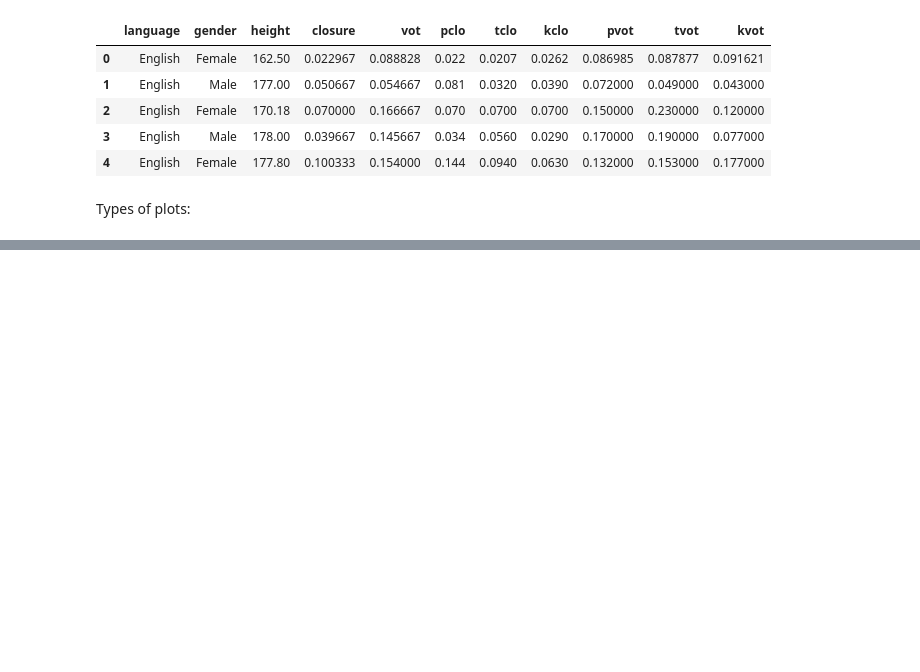
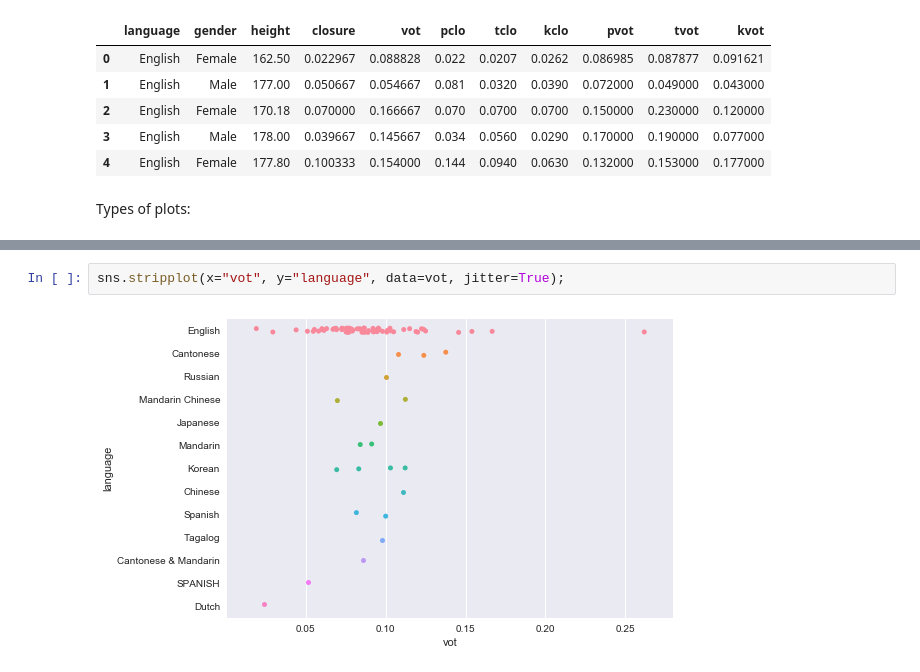
Before and after one commit to ds-modules/LINGUIS-110, a Jupyter notebook: Exploration.ipynb, the cells around one changed output, grey strips where cells are left out. Cells and saved outputs as stored; diff of their text form; blank space fills up the shorter version.

Commit message:
data exploration

```diff
--- a/Exploration.ipynb
+++ b/Exploration.ipynb
@@ -53,0 +49,4 @@ vot.plot.scatter("height",  "vot")
+# %%
+sns.stripplot(x="vot", y="language", data=vot, jitter=True);
+# %% [output]
+[figure, added]
```
Also changed, not shown: parts of 11 cells of this notebook, 1 other file.
